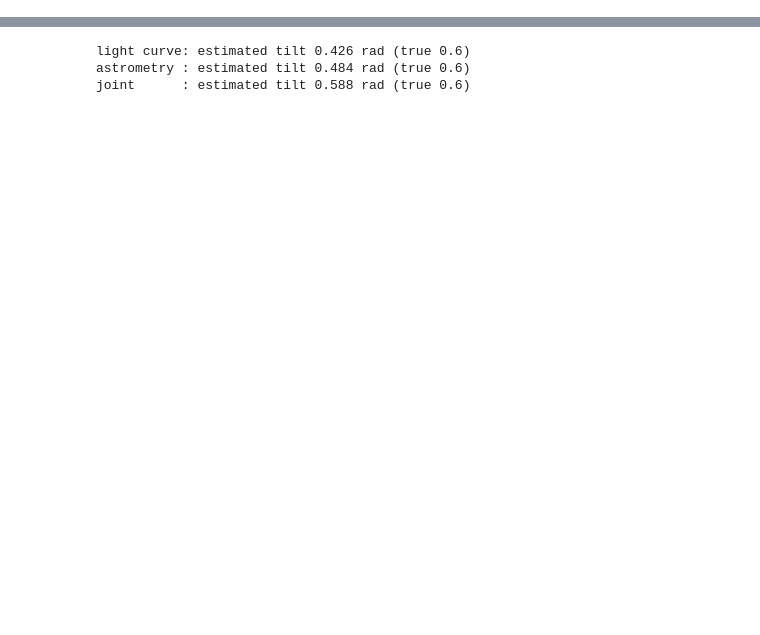
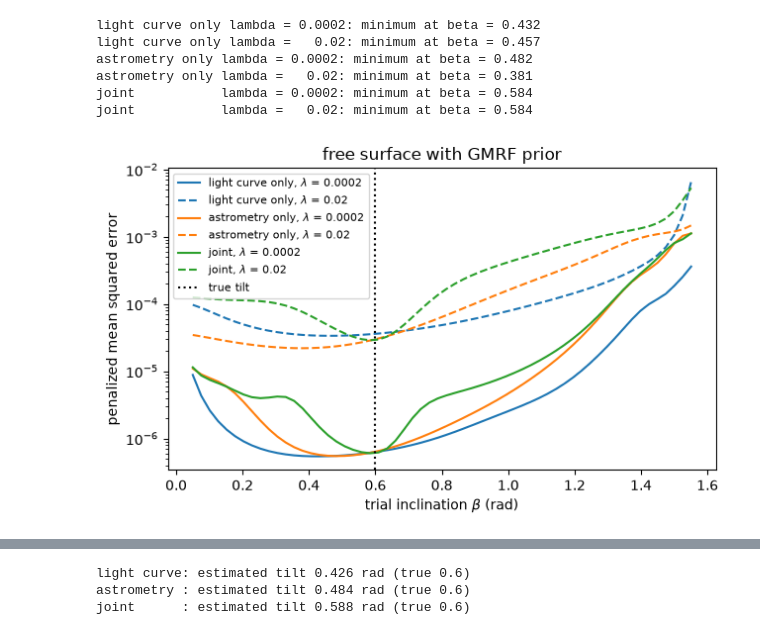
Before and after one commit to xiaziyna/jittermap, a Jupyter notebook: notebooks/05_inclination_and_fourier.ipynb, the cells around one changed output, grey strips where cells are left out. Drawn from its saved outputs; the diff is of its cells as text; code cells hidden in the pictures; blank space fills up the shorter version.

```diff
--- a/notebooks/05_inclination_and_fourier.ipynb
+++ b/notebooks/05_inclination_and_fourier.ipynb
@@ -55,0 +95,24 @@ minimum at the truth:
+# %%
+plt.figure(figsize=(6.5, 4))
+colors = {"p": "C0", "xy": "C1", "xyp": "C2"}
+for ch, label in [("p", "light curve only"), ("xy", "astrometry only"),
+                  ("xyp", "joint")]:
+    for lam, ls in [(2e-4, "-"), (2e-2, "--")]:
+        J = scan(ch, lam)
+        plt.semilogy(betas, J, ls, color=colors[ch],
+                     label=f"{label}, $\\lambda$ = {lam:g}")
+        print(f"{label:15s} lambda = {lam:6g}: minimum at "
+              f"beta = {betas[np.argmin(J)]:.3f}")
+plt.axvline(INC_TRUE, color="k", ls=":", label="true tilt")
+plt.xlabel("trial inclination $\\beta$ (rad)")
+plt.ylabel("penalized mean squared error")
+plt.title("free surface with GMRF prior")
+plt.legend(fontsize=8); plt.tight_layout()
+# %% [output]
+light curve only lambda = 0.0002: minimum at beta = 0.432
+light curve only lambda =   0.02: minimum at beta = 0.457
+astrometry only lambda = 0.0002: minimum at beta = 0.482
+astrometry only lambda =   0.02: minimum at beta = 0.381
+joint           lambda = 0.0002: minimum at beta = 0.584
+joint           lambda =   0.02: minimum at beta = 0.584
+[figure, added]
```
Also changed, not shown: parts of 10 cells of this notebook, 1 other file.
